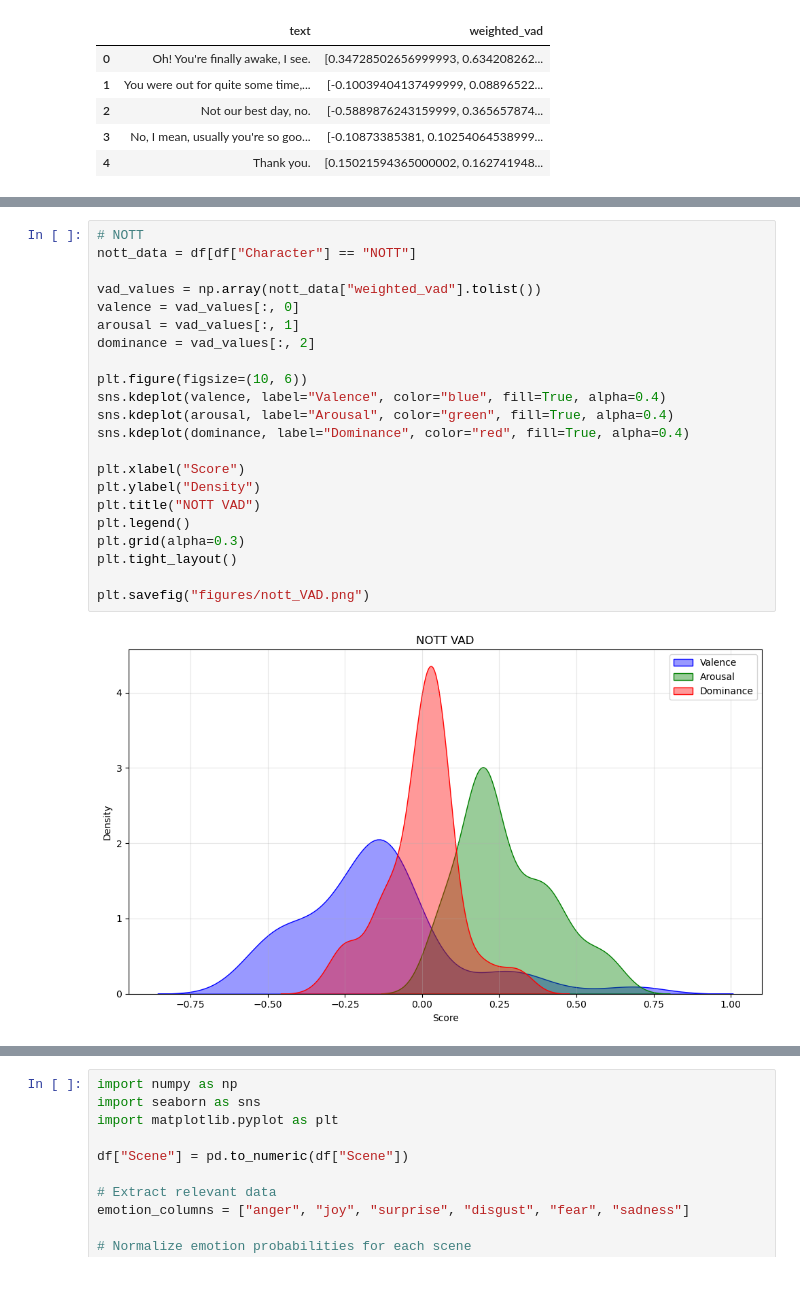
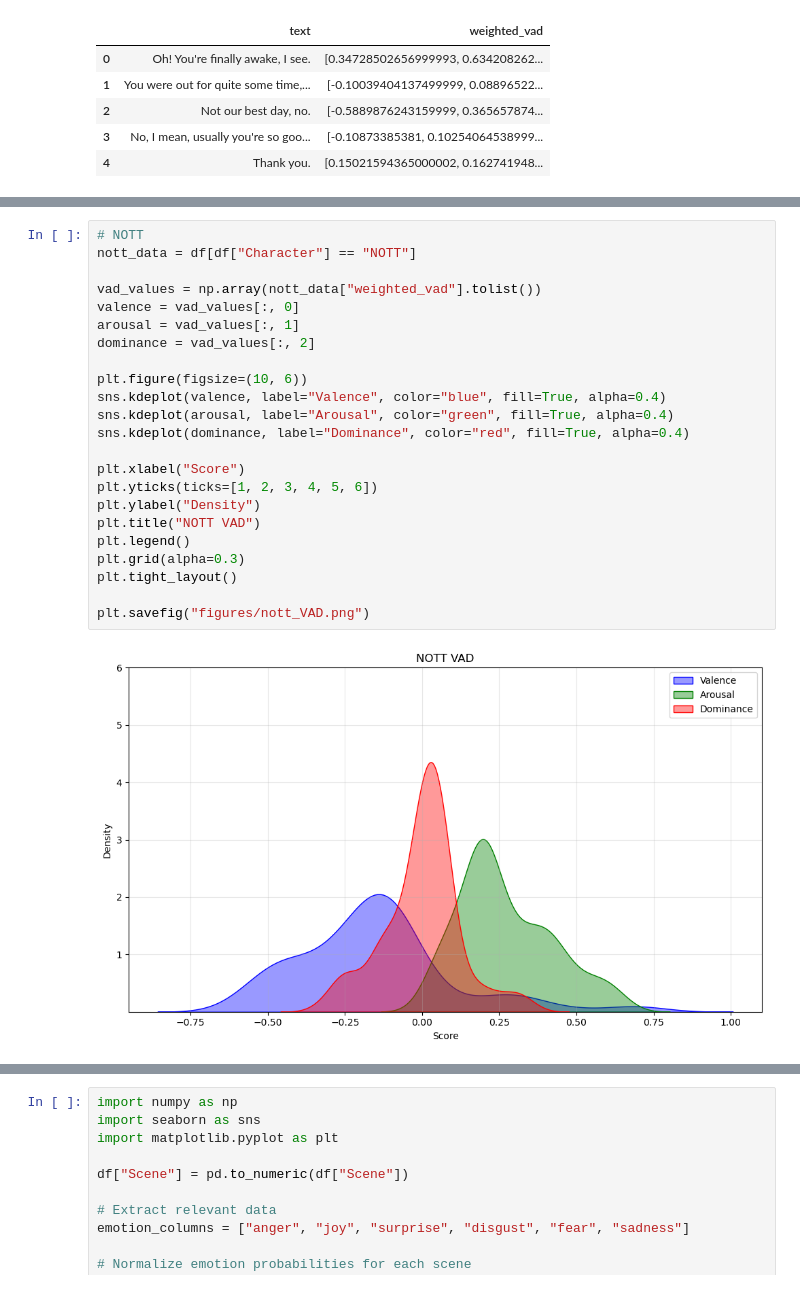
Before and after one commit to hanna-dodd/ttrpg-sentiment, a Jupyter notebook: vadscores.ipynb, the cells around one changed output, grey strips where cells are left out. Saved outputs shown, nothing was run; the diff lists cells and outputs as text.

```diff
--- a/vadscores.ipynb
+++ b/vadscores.ipynb
@@ -145,27 +149,28 @@ plt.savefig("figures/caleb_VAD.png")
 # %%
 # NOTT
 nott_data = df[df["Character"] == "NOTT"]
 
 vad_values = np.array(nott_data["weighted_vad"].tolist())
 valence = vad_values[:, 0]
 arousal = vad_values[:, 1]
 dominance = vad_values[:, 2]
 
 plt.figure(figsize=(10, 6))
 sns.kdeplot(valence, label="Valence", color="blue", fill=True, alpha=0.4)
 sns.kdeplot(arousal, label="Arousal", color="green", fill=True, alpha=0.4)
 sns.kdeplot(dominance, label="Dominance", color="red", fill=True, alpha=0.4)
 
 plt.xlabel("Score")
+plt.yticks(ticks=[1, 2, 3, 4, 5, 6])
 plt.ylabel("Density")
 plt.title("NOTT VAD")
 plt.legend()
 plt.grid(alpha=0.3)
 plt.tight_layout()
 
 plt.savefig("figures/nott_VAD.png")
 # %% [output]
-[figure, old version]
+[figure, new version]
 # %%
 # YASHA
 yasha_data = df[df["Character"] == "YASHA"]
```
Also changed, not shown: parts of 8 cells of this notebook, 7 other files.
